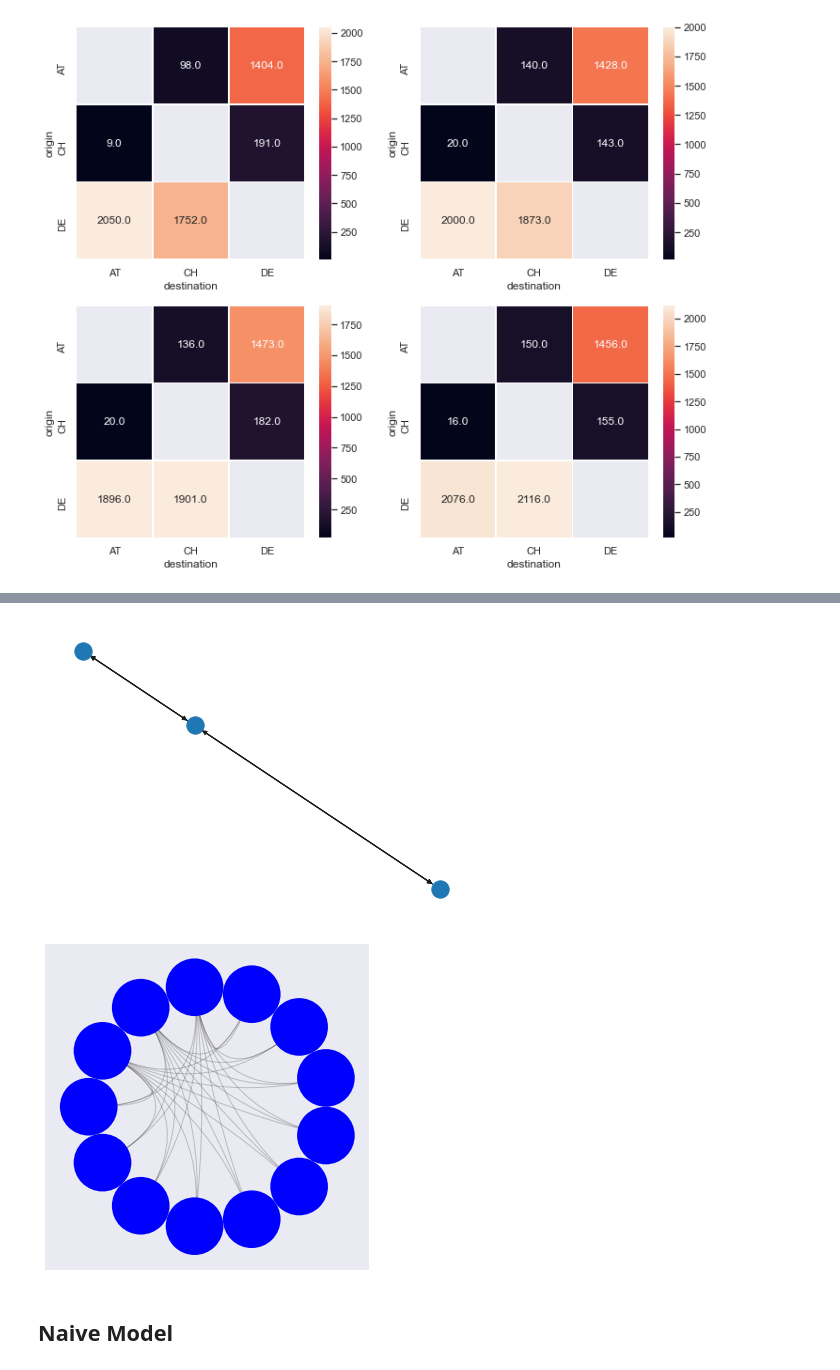
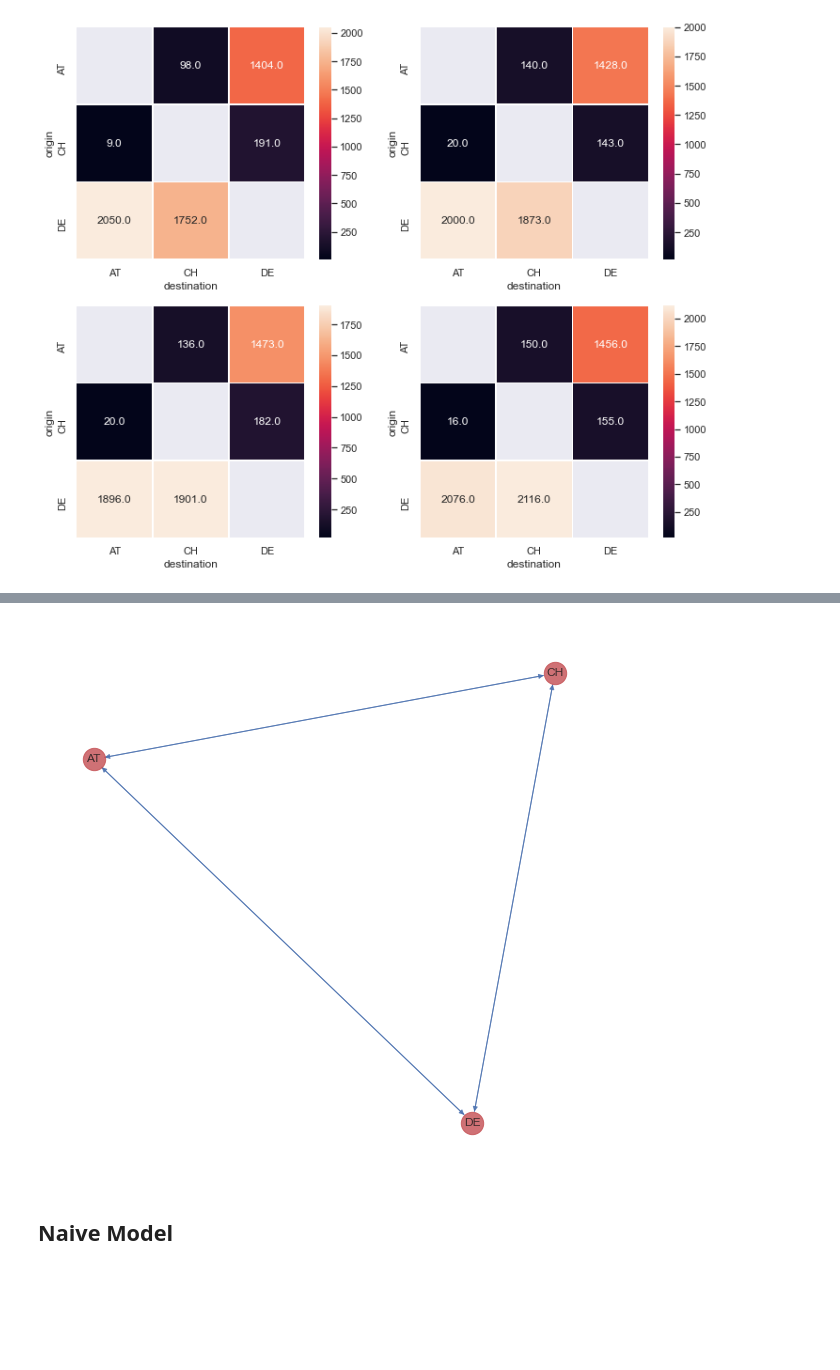
Before and after one commit to emptymalei/theflow-code, a Jupyter notebook: road_freight/european-road-freight.ipynb, the cells around one changed output, grey strips where cells are left out. Cells and saved outputs as stored; diff of their text form; code cells hidden in the pictures; blank space fills up the shorter version.

```diff
--- a/road_freight/european-road-freight.ipynb
+++ b/road_freight/european-road-freight.ipynb
@@ -335,13 +322,14 @@ plt.show()
-# %%
-nx.draw(D_minimal)
-# %% [output]
-[figure, removed]
-# %%
-c = CircosPlot(D_minimal)
-c.draw()
-plt.show()
-# %% [output]
-[figure, removed]
+# %%
+fig, ax = plt.subplots(figsize=(10, 10))
+nx_draw_options = {
+    "node_color": "r",
+    "node_size": 500,
+    "alpha": 0.8,
+    "edge_color": "b"
+}
+nx.draw(D_minimal, pos=nx.spring_layout(D, k=0.4, iterations=10), ax=ax, with_labels=True, **nx_draw_options)
+# %% [output]
+[figure, added]
 # %% [markdown]
 ## Naive Model
 # %% [markdown]
```
Also changed, not shown: parts of 9 cells of this notebook, 2 other files.
